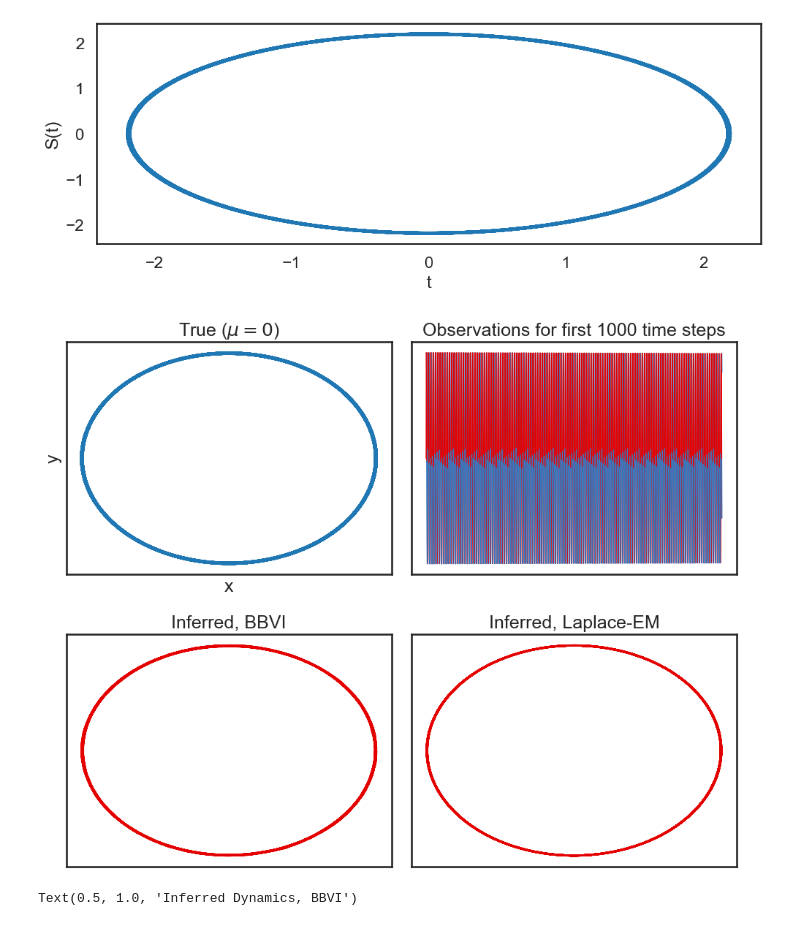
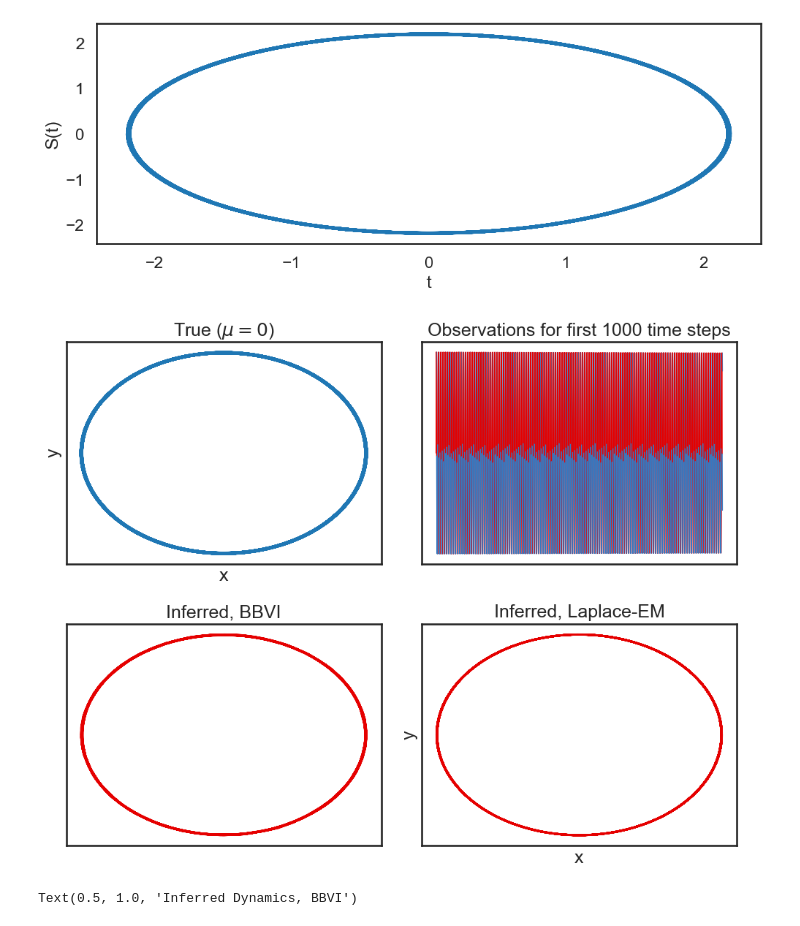
Before and after one commit to rohingilman/AMATH575-rSLDSs, a Jupyter notebook: ssm/ourwork/vdp.ipynb, the cells around one changed output. Cells and saved outputs as stored; diff of their text form; code cells hidden in the pictures.

Commit message:
added images

```diff
--- a/ssm/ourwork/vdp.ipynb
+++ b/ssm/ourwork/vdp.ipynb
@@ -387,33 +387,35 @@ Text(0, 0.5, 'S(t)')
 # %%
 plt.figure(figsize=[10,8])
 ax1 = plt.subplot(221)
 x=y.T
 z=(y1>y1.mean()).astype(int)
 ax1.plot(y0, y1)
 plt.xlabel('x')
 plt.ylabel('y')
 plt.xticks([])
 plt.yticks([])
 plt.title(r"True ($\mu=0$)")
 ax2 =plt.subplot(222)
 plot_observations(z[:8000], vdp_data[:8000,:2], ax=ax2)
 plt.title("Observations for first 1000 time steps")
 plt.xticks([])
 plt.yticks([])
 ax3 = plt.subplot(223)
 plot_trajectory(zhat_bbvi, xhat_bbvi, ax=ax3)
 plt.title("Inferred, BBVI")
 plt.xticks([])
 plt.yticks([])
 ax4 = plt.subplot(224)
 plot_trajectory(zhat_lem, xhat_lem, ax=ax4)
 plt.title("Inferred, Laplace-EM")
 plt.xticks([])
 plt.yticks([])
+plt.xlabel('x')
+plt.ylabel('y')
 
 plt.tight_layout()
 # %% [output]
-[figure, old version]
+[figure, new version]
 # %%
 plt.figure(figsize=(6,4))
 ax = plt.subplot(111)
```
Also changed, not shown: parts of 3 cells of this notebook, 18 other files.
